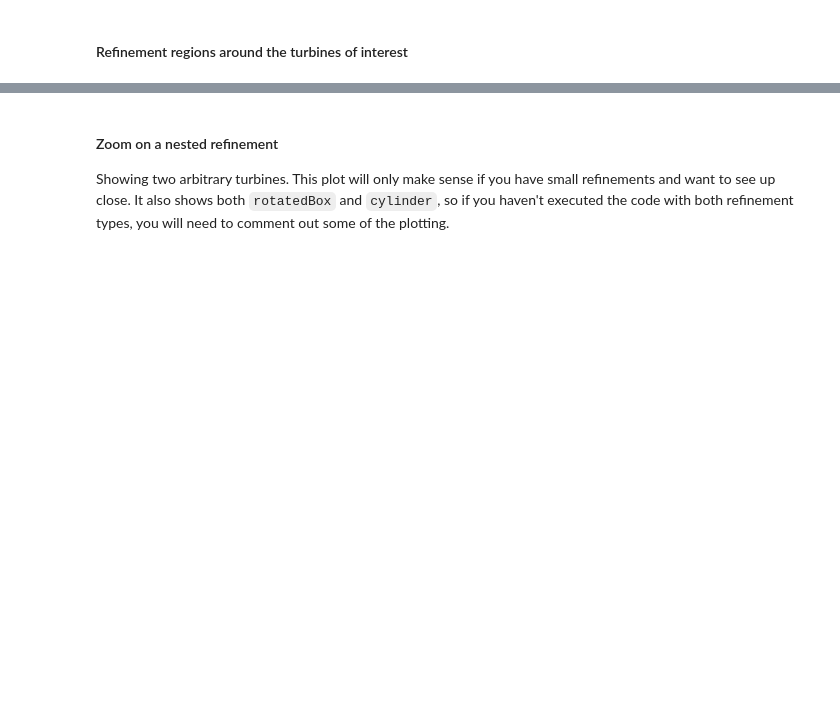
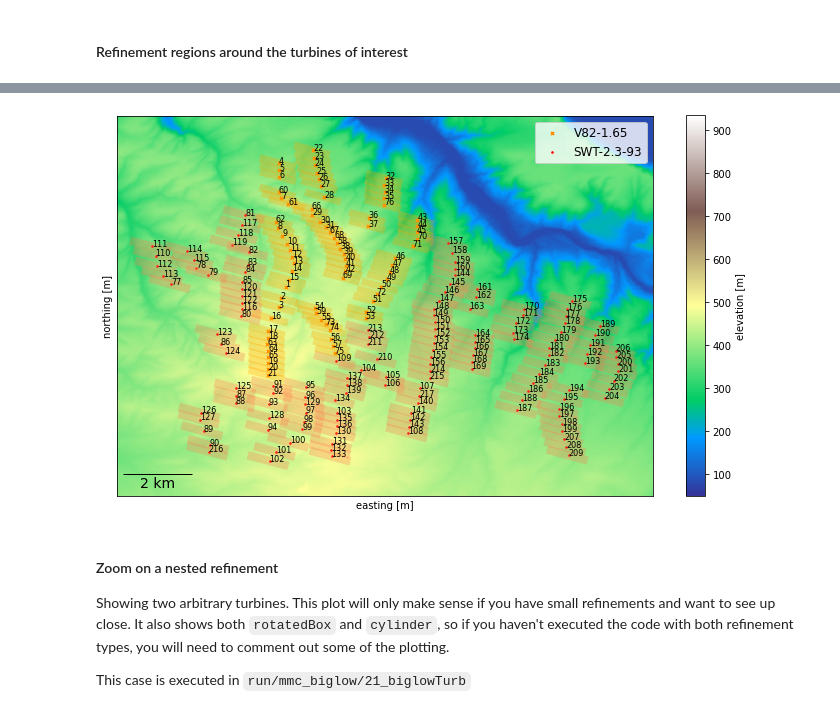
Before and after one commit to rthedin/utilities, a Jupyter notebook: uswtdb2samplingAndRefinementFiles.ipynb, the cells around one changed output, grey strips where cells are left out. Drawn from its saved outputs; the diff is of its cells as text; code cells hidden in the pictures; blank space fills up the shorter version.

```diff
--- a/uswtdb2samplingAndRefinementFiles.ipynb
+++ b/uswtdb2samplingAndRefinementFiles.ipynb
@@ -369,7 +408,7 @@ for i, (t, row) in enumerate(turbsOI.iterrows()):
     print(f'Saving files {i+1}/{len(turbsOI)}    ', end='\r')
 
     fid = open(os.path.join(fpath,f'vmast_turbine{i+1}_flat.txt'), 'w')
-    fid.write(f"// Coordinates of virtual mast of {row['p_name']} USWTDB turbine id number {t}, for a flat terrain case (only x and y matter here)\n")
+    fid.write(f"// Coordinates of virtual mast of {row['p_name']} USWTDB turbine id number {row['case_id']}, for a flat terrain case (only x and y matter here)\n")
     fid.write(f'// To be executed in parallel with a terrain case that comes from the following STL file:\n')
     fid.write(f'// {referenceTerrain}\n\n')
     for h in vheights:
@@ -418,17 +478,17 @@ turbsOI['refinementType'] = refType
 turbsOI['action'] = 'add';  turbsOI.iloc[(0), turbsOI.columns.get_loc('action') ] = 'new'
 
 # If selected `rotatedBox`, give the desired box refinement region extents
-turbsOI['boxExtents_front'] =  7  *turbsOI['t_rd']   # front
-turbsOI['boxExtents_back' ] =  5  *turbsOI['t_rd']   # back
-turbsOI['boxExtents_left' ] =  1.3*turbsOI['t_rd']   # left
-turbsOI['boxExtents_right'] =  1.3*turbsOI['t_rd']   # right
-turbsOI['boxExtents_lower'] =  1.2*turbsOI['t_hh']   # lower
-turbsOI['boxExtents_upper'] =  1.3*turbsOI['t_rd']   # upper
+turbsOI['boxExtents_front'] =  refBoxExtentInD[0]*turbsOI['t_rd']   # front
+turbsOI['boxExtents_back' ] =  refBoxExtentInD[1]*turbsOI['t_rd']   # back
+turbsOI['boxExtents_left' ] =  refBoxExtentInD[2]*turbsOI['t_rd']   # left
+turbsOI['boxExtents_right'] =  refBoxExtentInD[3]*turbsOI['t_rd']   # right
+turbsOI['boxExtents_lower'] =  refBoxExtentInD[4]*turbsOI['t_hh']   # lower
+turbsOI['boxExtents_upper'] =  refBoxExtentInD[5]*turbsOI['t_rd']   # upper
 
 # If selected `cylinder`, give the desired cylinder refinement region extents (a second cylinder-type refinement recommended for ALM)
-turbsOI['cylExtents_front'] =  0.2  *turbsOI['t_rd']   # front
-turbsOI['cylExtents_back' ] =  0.2  *turbsOI['t_rd']   # back
-turbsOI['cylExtents_radius']=  1.2*0.5*turbsOI['t_rd'] # radius
+turbsOI['cylExtents_front'] =  refCylExtentInD[0]*turbsOI['t_rd']   # front
+turbsOI['cylExtents_back' ] =  refCylExtentInD[1]*turbsOI['t_rd']   # back
+turbsOI['cylExtents_radius']=  refCylExtentInD[2]*turbsOI['t_rd']   # radius
 # %% [markdown]
 #### Compute `topoSet` regions
 # %%
@@ -552,3 +616,53 @@ plt.show()
+# %%
+fig,ax = plt.subplots(figsize=(12,7))
+
+# Show terrain
+cm = ax.pcolormesh(xxstl, yystl, zstl, shading='auto', cmap='terrain')#,vmin=vmin,vmax=vmax)
+cb = fig.colorbar(cm,ax=ax, label='elevation [m]')
+
+# Show all turbines of interest, separated by turbine model
+for t_model in turbsOI['t_model'].unique():
+    marker = turbsOI.loc[turbsOI['t_model']==t_model].iloc[0]['plt_marker']
+    markercolor = turbsOI.loc[turbsOI['t_model']==t_model].iloc[0]['plt_markercolor']
+    xref = turbsOI.loc[turbsOI['t_model']==t_model]['xref']
+    yref = turbsOI.loc[turbsOI['t_model']==t_model]['yref']
+    sc = ax.scatter(xref, yref, c=markercolor, s=10, marker=marker, label=t_model)
+
+# Loop over turbines to print additional information
+for i, (_, row) in enumerate(turbsOI.iterrows()):
+    # Show {i,j}vec vectors from origin
+    #ax.quiver(row['o'][0], row['o'][1], row['ivec'][0], row['ivec'][1], units='xy', scale=1)
+    #ax.quiver(row['o'][0], row['o'][1], row['jvec'][0], row['jvec'][1], units='xy', scale=1)
+
+    # Show shaded bounding box of the refinement area
+    if   row['refinementType'] == 'rotatedBox': bb = vbbForPlotting(row['vbb'])
+    elif row['refinementType'] == 'cylinder':   bb = cylbbForPlotting(row['p1'],row['p2'],row['r'],wdir)
+    p = Polygon(bb, facecolor = row['plt_shadingcolor'], alpha=0.3)
+    ax.add_patch(p)
+
+    # Show turbine number
+    ax.annotate(row['t'], (row['xref'], row['yref']), fontsize=8)
+
+
+# domainbox = Rectangle((xminCFD,yminCFD), xmaxCFD-xminCFD, ymaxCFD-yminCFD, edgecolor='r', lw=3 , facecolor='none')
+# ax.add_patch(domainbox)
+
+plt.legend(loc='upper right', fontsize=12)
+
+ax.set_xlabel('easting [m]');  ax.set_ylabel('northing [m]'); ax.axis('scaled')
+plotFringe = 1000
+ax.set_xlim([min(turbsOI['xref'])-plotFringe,  max(turbsOI['xref'])+plotFringe])
+ax.set_ylim([min(turbsOI['yref'])-plotFringe,  max(turbsOI['yref'])+plotFringe])
+
+addScalebar(ax, 2000, '2 km')
+
+
+plt.show()
+fig.savefig('/scratch/rthedin/figForreadthedocs/wfip2_biglow_turbines.png', bbox_inches='tight', dpi=150)
+# %% [output]
+[figure, added]
 # %% [markdown]
 #### Zoom on a nested refinement
 Showing two arbitrary turbines. This plot will only make sense if you have small refinements and want to see up close. It also shows both `rotatedBox` and `cylinder`, so if you haven't executed the code with both refinement types, you will need to comment out some of the plotting.
+
+This case is executed in `run/mmc_biglow/21_biglowTurb`
```
Also changed, not shown: parts of 26 cells of this notebook, 5 other files.
